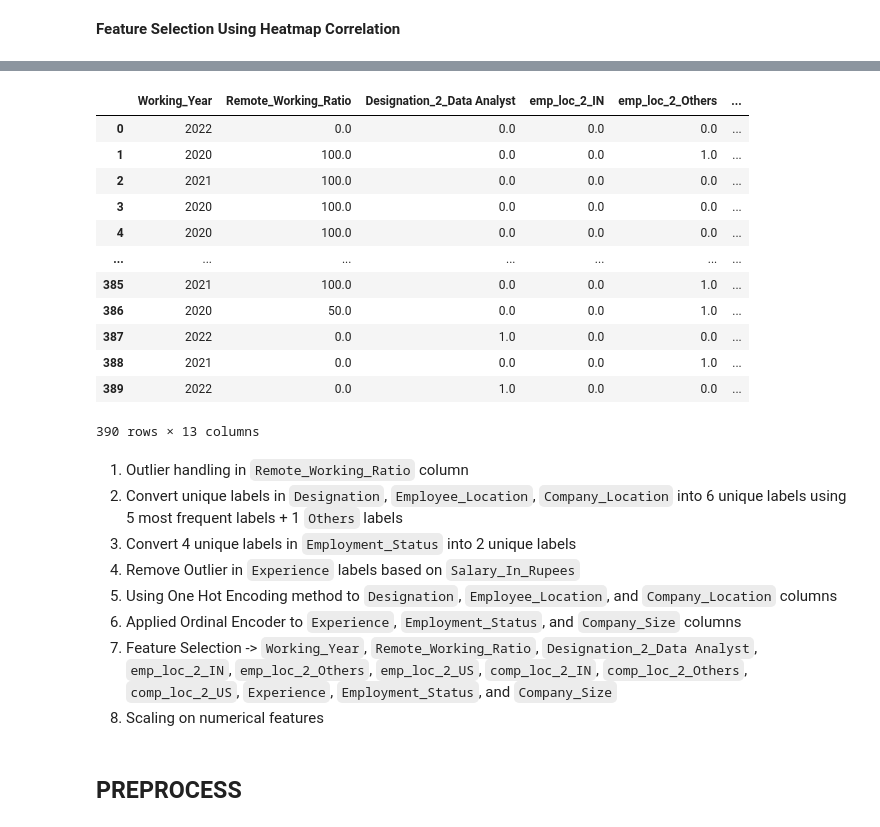
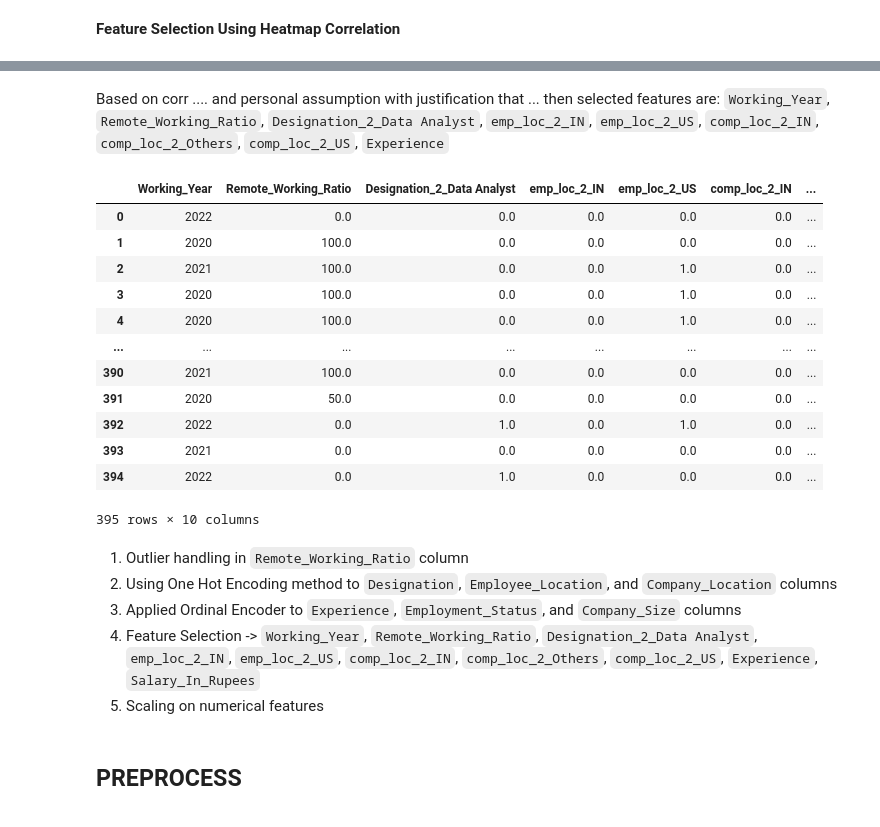
Before and after one commit to rafifaditio/Exercise, a Jupyter notebook: salary_pred.ipynb, the cells around one changed output, grey strips where cells are left out. Cells and saved outputs as stored; diff of their text form; code cells hidden in the pictures.

```diff
--- a/salary_pred.ipynb
+++ b/salary_pred.ipynb
@@ -536,13 +619,0 @@ df_cat['emp_loc_2'] = emp_loc_manipulated.copy()
-# %%
-retain_comp_loc = df_cat['Company_Location'].value_counts().head().index.tolist().copy()
-retain_comp_loc
-
-comp_loc_manipulated = []
-
-for i in df_cat['Employee_Location']:
-    if i in retain_comp_loc:
-        comp_loc_manipulated.append(i)
-    else:
-        comp_loc_manipulated.append('Others')
-
-df_cat['comp_loc_2'] = comp_loc_manipulated.copy()
@@ -605,7 +630,0 @@ def remove_outlier_label(col, label, num):
-# %%
-indx = []
-for i in df_cat['Experience'].unique().tolist():
-    indx = indx + remove_outlier_label('Experience', i, 'Salary_In_Rupees')
-
-# drop index from categorical df
-df_cat.drop(indx, axis=0, inplace=True)
@@ -682,10 +689,10 @@ empst_cat = ['PT', 'FT']
 comp_sz_cat = ['S', 'M', 'L']
 
 ord_enc = OrdinalEncoder(categories=[exp_cat, empst_cat, comp_sz_cat])
-cat_ord = pd.DataFrame(ord_enc.fit_transform(df_cat[['Experience', 'Employment_Status', 'Company_Size']]))
+cat_ord = pd.DataFrame(ord_enc.fit_transform(df_cat[['Experience', 'Empl_Stats_2', 'Company_Size']]))
 
-cat_ord.columns = ['Experience', 'Employment_Status', 'Company_Size']
-review = pd.concat([df_cat[['Experience', 'Employment_Status', 'Company_Size']].reset_index(drop=True), cat_ord], axis=1)
+cat_ord.columns = ['Experience', 'Empl_Stats_2', 'Company_Size']
+review = pd.concat([df_cat[['Experience', 'Empl_Stats_2', 'Company_Size']].reset_index(drop=True), cat_ord], axis=1)
 
 review
 # %% [output]
@@ -705,7 +712,7 @@ review
 # %% [markdown]
 **combine Numerical and Categorical data after processed**
 # %%
-df_eda_cleaned = pd.concat([df_num.reset_index(drop=True), cat_ohe, cat_ord], axis=1)
+df_eda_cleaned = pd.concat([df_eda_cleaned[num_col].reset_index(drop=True), cat_ohe, cat_ord], axis=1)
 df_eda_cleaned.head()
 # %% [output]
 |  | Working_Year | Remote_Working_Ratio | Salary_In_Rupees | Designation_2_Data Analyst | Designation_2_Data Engineer | ... |
@@ -731,22 +736,24 @@ plt.show()
+# %% [markdown]
+Based on corr .... and personal assumption with justification that ... then selected features are: `Working_Year`,      `Remote_Working_Ratio`, `Designation_2_Data Analyst`, `emp_loc_2_IN`, `emp_loc_2_US`, `comp_loc_2_IN`, `comp_loc_2_Others`, `comp_loc_2_US`, `Experience`
 # %%
 df_eda_cleaned[['Working_Year', 'Remote_Working_Ratio', 'Designation_2_Data Analyst',
-                'emp_loc_2_IN', 'emp_loc_2_Others', 'emp_loc_2_US', 'comp_loc_2_IN',
-                'comp_loc_2_Others', 'comp_loc_2_US', 'Experience', 'Employment_Status', 'Company_Size',
+                'emp_loc_2_IN', 'emp_loc_2_US', 'comp_loc_2_IN',
+                'comp_loc_2_Others', 'comp_loc_2_US', 'Experience',
                 'Salary_In_Rupees']]
 # %% [output]
-|  | Working_Year | Remote_Working_Ratio | Designation_2_Data Analyst | emp_loc_2_IN | emp_loc_2_Others | ... |
-| 0 | 2022 | 0.0 | 0.0 | 0.0 | 0.0 | ... |
-| 1 | 2020 | 100.0 | 0.0 | 0.0 | 1.0 | ... |
-| 2 | 2021 | 100.0 | 0.0 | 0.0 | 0.0 | ... |
-| 3 | 2020 | 100.0 | 0.0 | 0.0 | 0.0 | ... |
-| 4 | 2020 | 100.0 | 0.0 | 0.0 | 0.0 | ... |
-| ... | ... | ... | ... | ... | ... | ... |
-| 385 | 2021 | 100.0 | 0.0 | 0.0 | 1.0 | ... |
-| 386 | 2020 | 50.0 | 0.0 | 0.0 | 1.0 | ... |
-| 387 | 2022 | 0.0 | 1.0 | 0.0 | 0.0 | ... |
-| 388 | 2021 | 0.0 | 0.0 | 0.0 | 1.0 | ... |
-| 389 | 2022 | 0.0 | 1.0 | 0.0 | 0.0 | ... |
+|  | Working_Year | Remote_Working_Ratio | Designation_2_Data Analyst | emp_loc_2_IN | emp_loc_2_US | comp_loc_2_IN | ... |
+| 0 | 2022 | 0.0 | 0.0 | 0.0 | 0.0 | 0.0 | ... |
+| 1 | 2020 | 100.0 | 0.0 | 0.0 | 0.0 | 0.0 | ... |
+| 2 | 2021 | 100.0 | 0.0 | 0.0 | 1.0 | 0.0 | ... |
+| 3 | 2020 | 100.0 | 0.0 | 0.0 | 1.0 | 0.0 | ... |
+| 4 | 2020 | 100.0 | 0.0 | 0.0 | 1.0 | 0.0 | ... |
+| ... | ... | ... | ... | ... | ... | ... | ... |
+| 390 | 2021 | 100.0 | 0.0 | 0.0 | 0.0 | 0.0 | ... |
+| 391 | 2020 | 50.0 | 0.0 | 0.0 | 0.0 | 0.0 | ... |
+| 392 | 2022 | 0.0 | 1.0 | 0.0 | 1.0 | 0.0 | ... |
+| 393 | 2021 | 0.0 | 0.0 | 0.0 | 0.0 | 0.0 | ... |
+| 394 | 2022 | 0.0 | 1.0 | 0.0 | 0.0 | 0.0 | ... |
-390 rows × 13 columns
+395 rows × 10 columns
 # %%
 # numerical scaling
 
@@ -765,13 +772,13 @@ df_eda_cleaned = df_eda_cleaned[['Working_Year', 'Remote_Working_Ratio', 'Design
                 'Salary_In_Rupees']]
 # %% [markdown]
 1. Outlier handling in `Remote_Working_Ratio` column
-2. Convert unique labels in `Designation`, `Employee_Location`, `Company_Location` into 6 unique labels using 5 most frequent labels + 1 `Others` labels
-3. Convert 4 unique labels in `Employment_Status` into 2 unique labels
-4. Remove Outlier in `Experience` labels based on `Salary_In_Rupees`
-5. Using One Hot Encoding method to `Designation`, `Employee_Location`, and `Company_Location` columns
-6. Applied Ordinal Encoder to `Experience`, `Employment_Status`, and `Company_Size` columns
-7. Feature Selection -> `Working_Year`, `Remote_Working_Ratio`, `Designation_2_Data Analyst`, `emp_loc_2_IN`, `emp_loc_2_Others`, `emp_loc_2_US`, `comp_loc_2_IN`, `comp_loc_2_Others`, `comp_loc_2_US`, `Experience`, `Employment_Status`, and `Company_Size`
-8. Scaling on numerical features
+2. Using One Hot Encoding method to `Designation`, `Employee_Location`, and `Company_Location` columns
+3. Applied Ordinal Encoder to `Experience`, `Employment_Status`, and `Company_Size` columns
+4. Feature Selection -> `Working_Year`, `Remote_Working_Ratio`, `Designation_2_Data Analyst`,
+                `emp_loc_2_IN`, `emp_loc_2_US`, `comp_loc_2_IN`,
+                `comp_loc_2_Others`, `comp_loc_2_US`, `Experience`,
+                `Salary_In_Rupees`
+5. Scaling on numerical features
 # %% [markdown]
 ## **PREPROCESS**
 # %% [markdown]
```
Also changed, not shown: parts of 77 cells of this notebook.
